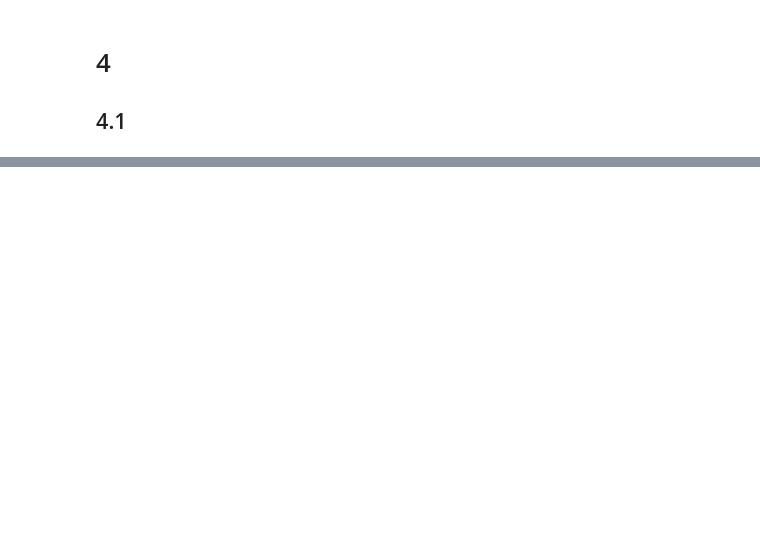
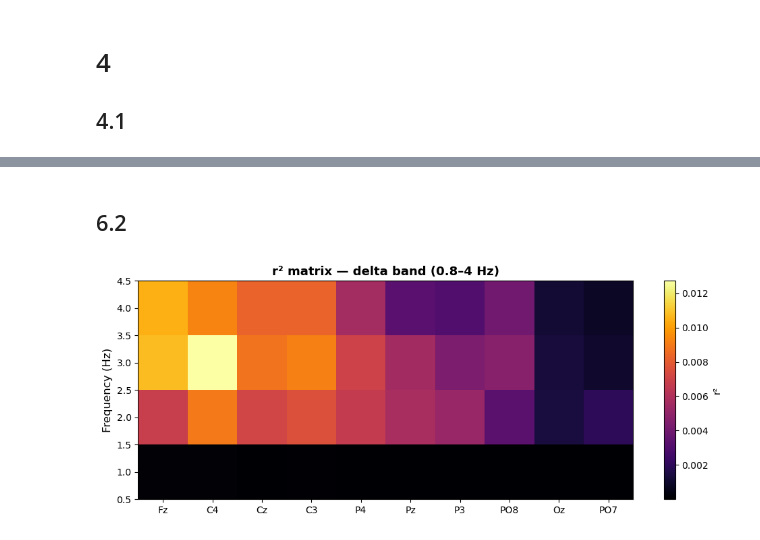
Before and after one commit to dralois/BMI-Exercises, a Jupyter notebook: exercise_1/exercise_1.ipynb, the cells around one changed output, grey strips where cells are left out. Drawn from its saved outputs; the diff is of its cells as text; code cells hidden in the pictures; blank space fills up the shorter version.

```diff
--- a/exercise_1/exercise_1.ipynb
+++ b/exercise_1/exercise_1.ipynb
@@ -139,0 +234,47 @@ plt.show()
+# %%
+# Load ongoing EEG (no stimulus): shape (256, 10, 1500)
+mat2 = loadmat('ongoingEEG.mat')
+ongoing = mat2['ongoingEEG']
+
+# One-sided power spectrum per trial per channel for both conditions
+freqs_trials, _ = power_spectrum(responses[:, 0, 0], fs)
+n_freqs = len(freqs_trials)
+
+def trials_power(data):
+    n_ch, n_t = data.shape[1], data.shape[2]
+    out = np.zeros((n_freqs, n_ch, n_t))
+    for ch in range(n_ch):
+        for tr in range(n_t):
+            _, out[:, ch, tr] = power_spectrum(data[:, ch, tr], fs)
+    return out
+
+# Concatenate conditions: (n_freqs, 10, 1800)
+power_all = np.concatenate([trials_power(responses), trials_power(ongoing)], axis=2)
+
+# Label vector: 1 = stimulus, 0 = ongoing, shape (1800, 1)
+labels = np.concatenate([np.ones(responses.shape[2]), np.zeros(ongoing.shape[2])]).reshape(-1, 1)
+
+# correlation per (frequency, channel)
+y = labels.flatten()
+X = power_all.reshape(-1, power_all.shape[2])
+r = np.corrcoef(X, y)[-1, :-1]
+r2 = r.reshape(n_freqs, len(electrodes)) ** 2
+# %% [markdown]
+## 6.2
+# %%
+# Frequency mask to 0.8 – 4 Hz
+freq_mask = (freqs_trials >= 0.8) & (freqs_trials <= 4.0)
+r2_band = r2[freq_mask, :]
+
+fig, ax = plt.subplots(figsize=(10, 4))
+im = ax.pcolormesh(np.arange(len(electrodes)), freqs_trials[freq_mask], r2_band,
+                   shading="auto", cmap="inferno")
+fig.colorbar(im, ax=ax, label="r²")
+ax.set_xticks(np.arange(len(electrodes)))
+ax.set_xticklabels(list(electrodes.values()), fontsize=10)
+ax.set_ylabel("Frequency (Hz)", fontsize=12)
+ax.set_title("r² matrix — delta band (0.8–4 Hz)", fontsize=13, fontweight="bold")
+plt.tight_layout()
+plt.show()
+# %% [output]
+[figure, added]
```
Also changed, not shown: parts of 14 cells of this notebook, 1 other file.
